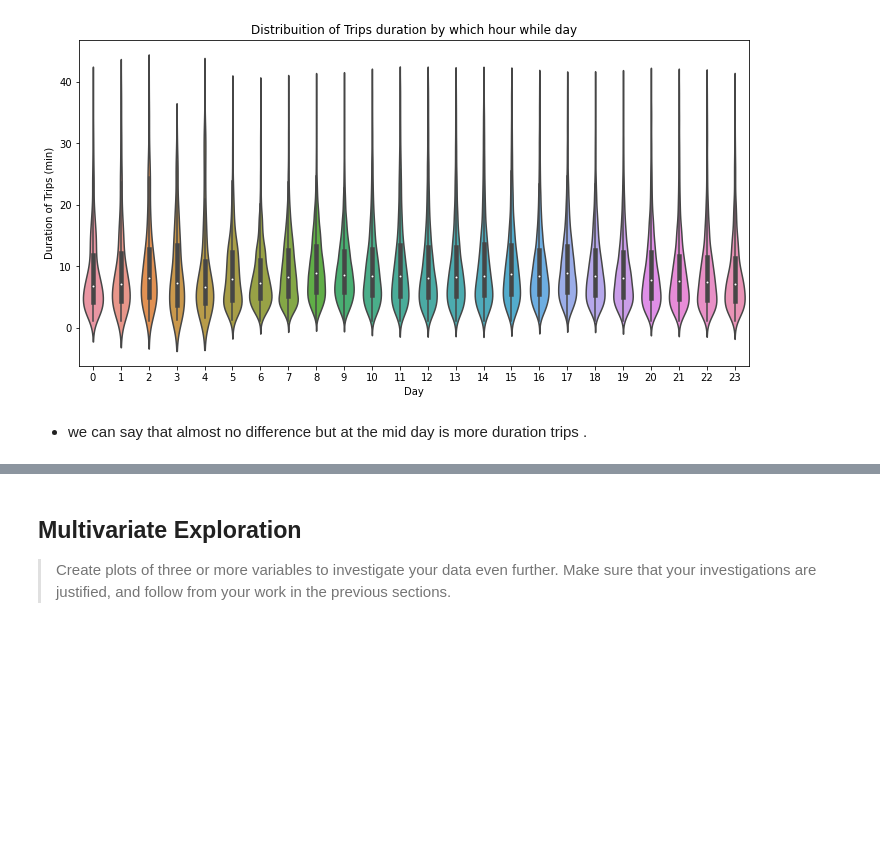
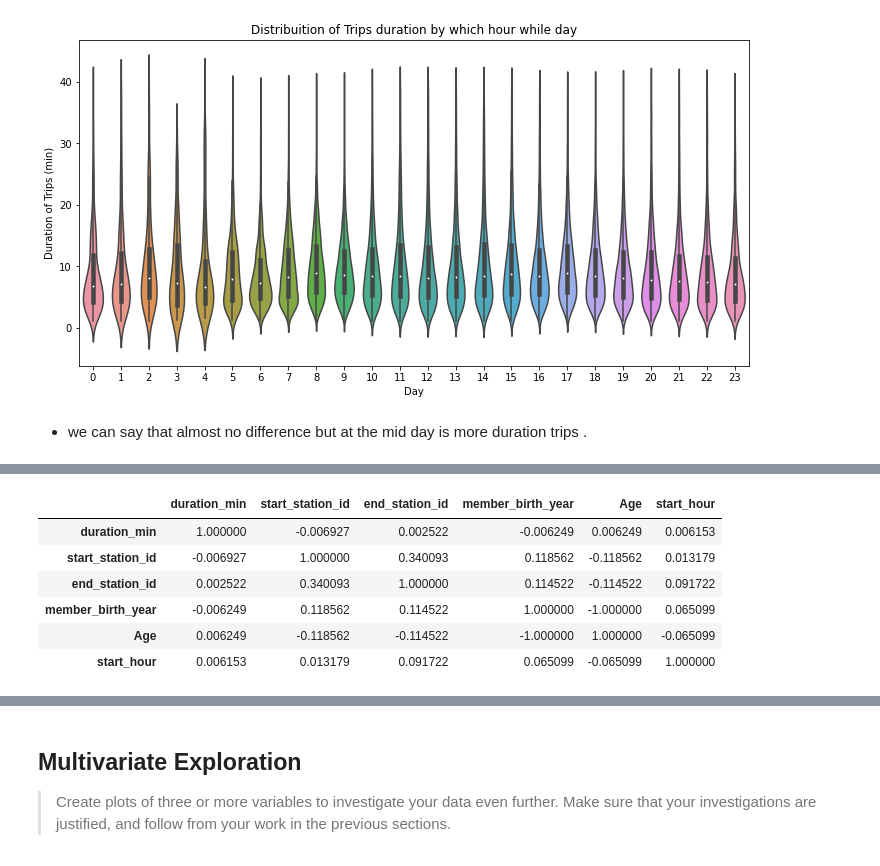
Before and after one commit to Theabdelkader/Communicate-Data-Findings-Ford-GoBike-System, a Jupyter notebook: exploration_template.ipynb, the cells around one changed output, grey strips where cells are left out. Saved outputs shown, nothing was run; the diff lists cells and outputs as text; code cells hidden in the pictures; blank space fills up the shorter version.

```diff
--- a/exploration_template.ipynb
+++ b/exploration_template.ipynb
@@ -567,2 +578,12 @@ plt.ylabel('Duration of Trips (min)');
+# %%
+df.corr()
+# %% [output]
+|  | duration_min | start_station_id | end_station_id | member_birth_year | Age | start_hour |
+| duration_min | 1.000000 | -0.006927 | 0.002522 | -0.006249 | 0.006249 | 0.006153 |
+| start_station_id | -0.006927 | 1.000000 | 0.340093 | 0.118562 | -0.118562 | 0.013179 |
+| end_station_id | 0.002522 | 0.340093 | 1.000000 | 0.114522 | -0.114522 | 0.091722 |
+| member_birth_year | -0.006249 | 0.118562 | 0.114522 | 1.000000 | -1.000000 | 0.065099 |
+| Age | 0.006249 | -0.118562 | -0.114522 | -1.000000 | 1.000000 | -0.065099 |
+| start_hour | 0.006153 | 0.013179 | 0.091722 | 0.065099 | -0.065099 | 1.000000 |
 # %%
 df.head()
```
Also changed, not shown: parts of 5 cells of this notebook.
